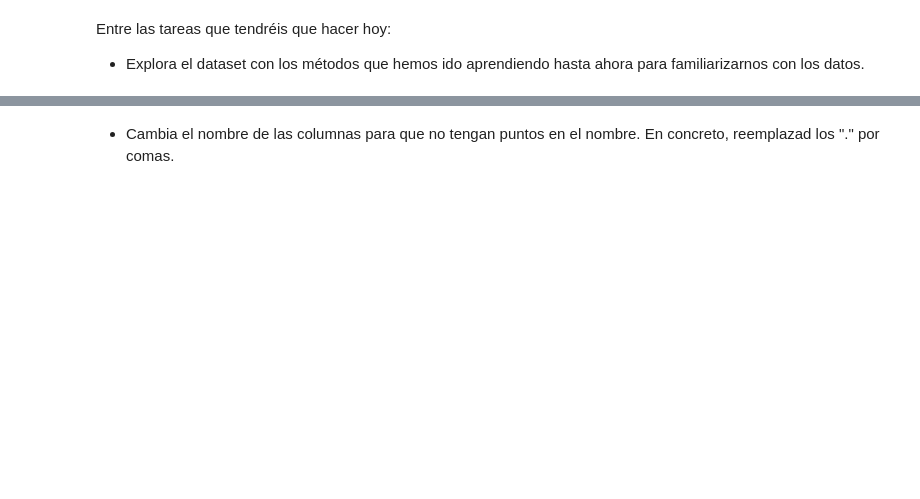
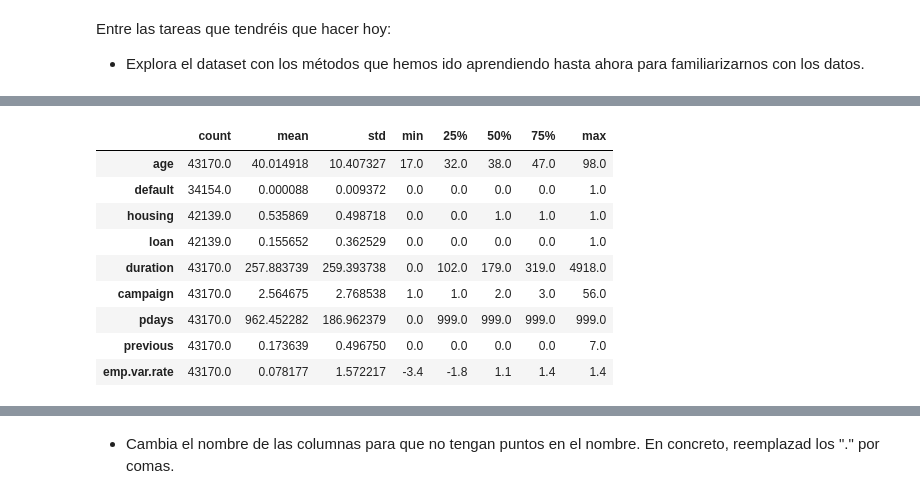
Before and after one commit to Adalab/promo_d_da_modulo2_sprint2_Silvia_Paula, a Jupyter notebook: Limpieza-I.ipynb, the cells around one changed output, grey strips where cells are left out. Saved outputs shown, nothing was run; the diff lists cells and outputs as text; code cells hidden in the pictures; blank space fills up the shorter version.

```diff
--- a/Limpieza-I.ipynb
+++ b/Limpieza-I.ipynb
@@ -46,0 +103,13 @@ Entre las tareas que tendréis que hacer hoy:
+# %%
+df_bank.describe().T
+# %% [output]
+|  | count | mean | std | min | 25% | 50% | 75% | max |
+| age | 43170.0 | 40.014918 | 10.407327 | 17.0 | 32.0 | 38.0 | 47.0 | 98.0 |
+| default | 34154.0 | 0.000088 | 0.009372 | 0.0 | 0.0 | 0.0 | 0.0 | 1.0 |
+| housing | 42139.0 | 0.535869 | 0.498718 | 0.0 | 0.0 | 1.0 | 1.0 | 1.0 |
+| loan | 42139.0 | 0.155652 | 0.362529 | 0.0 | 0.0 | 0.0 | 0.0 | 1.0 |
+| duration | 43170.0 | 257.883739 | 259.393738 | 0.0 | 102.0 | 179.0 | 319.0 | 4918.0 |
+| campaign | 43170.0 | 2.564675 | 2.768538 | 1.0 | 1.0 | 2.0 | 3.0 | 56.0 |
+| pdays | 43170.0 | 962.452282 | 186.962379 | 0.0 | 999.0 | 999.0 | 999.0 | 999.0 |
+| previous | 43170.0 | 0.173639 | 0.496750 | 0.0 | 0.0 | 0.0 | 0.0 | 7.0 |
+| emp.var.rate | 43170.0 | 0.078177 | 1.572217 | -3.4 | -1.8 | 1.1 | 1.4 | 1.4 |
```
Also changed, not shown: parts of 14 cells of this notebook.
